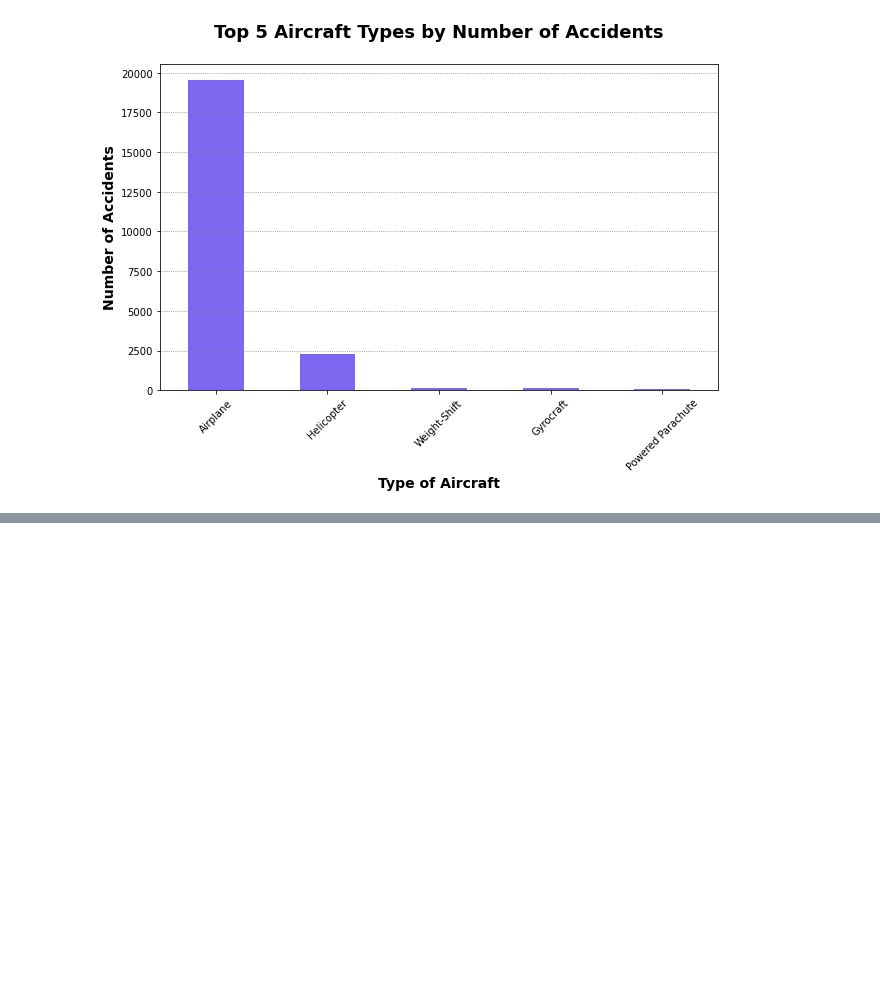
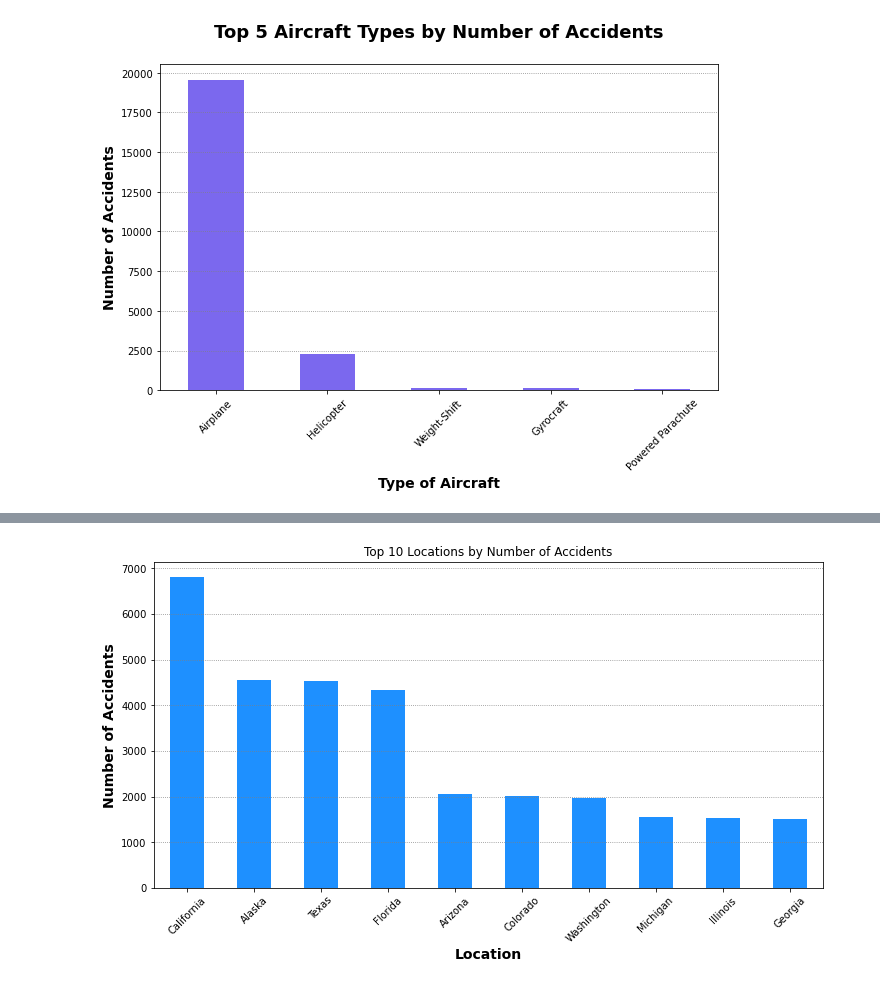
Before and after one commit to rurigi-waweru/dsfpt10-p1-dsc-phase-1-project, a Jupyter notebook: index.ipynb, the cells around one changed output, grey strips where cells are left out. Saved outputs shown, nothing was run; the diff lists cells and outputs as text; code cells hidden in the pictures; blank space fills up the shorter version.

```diff
--- a/index.ipynb
+++ b/index.ipynb
@@ -1349,0 +1330,23 @@ plt.show();
+# %%
+# Location against Count
+# # Step 1: Group by 'Location' and count the accidents
+accidents_per_location = df.groupby('Location').size()
+
+# Step 2: Get the top 10 locations based on accident count (optional for better visualization)
+top_10_locations = accidents_per_location.sort_values(ascending=False).head(10)
+
+# Step 3: Plot a bar graph
+plt.figure(figsize=(12, 6))
+top_10_locations.plot(kind='bar', color='dodgerblue')
+
+# labels and title
+plt.title('Top 10 Locations by Number of Accidents')
+plt.xlabel('Location', fontsize=14, fontweight='bold')  # Make x-axis label bigger and bold
+plt.ylabel('Number of Accidents', fontsize=14, fontweight='bold')  # Make y-axis label bigger and bold
+
+# Rotate x-axis labels to avoid overlap
+plt.xticks(rotation=45)
+plt.grid(axis='y', linestyle=':', color='gray')  # Dotted grid for y-axis
+plt.show();
+# %% [output]
+[figure, added]
```
Also changed, not shown: parts of 23 cells of this notebook, 1 other file.
